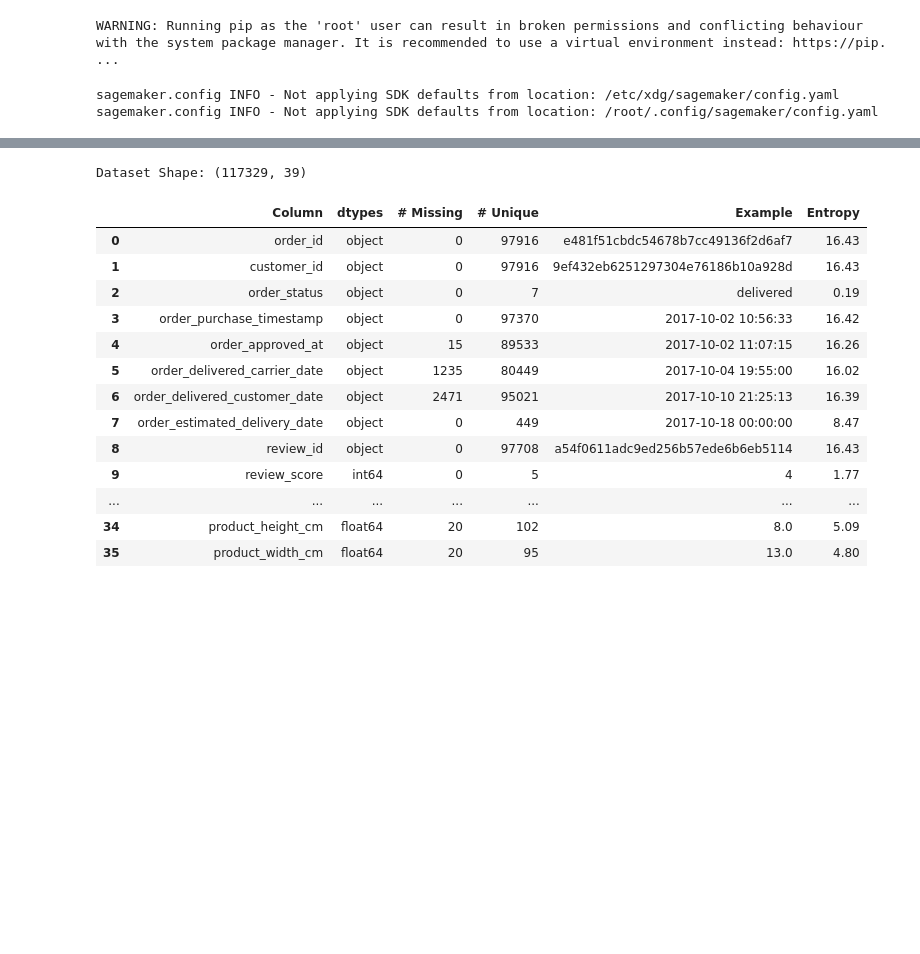
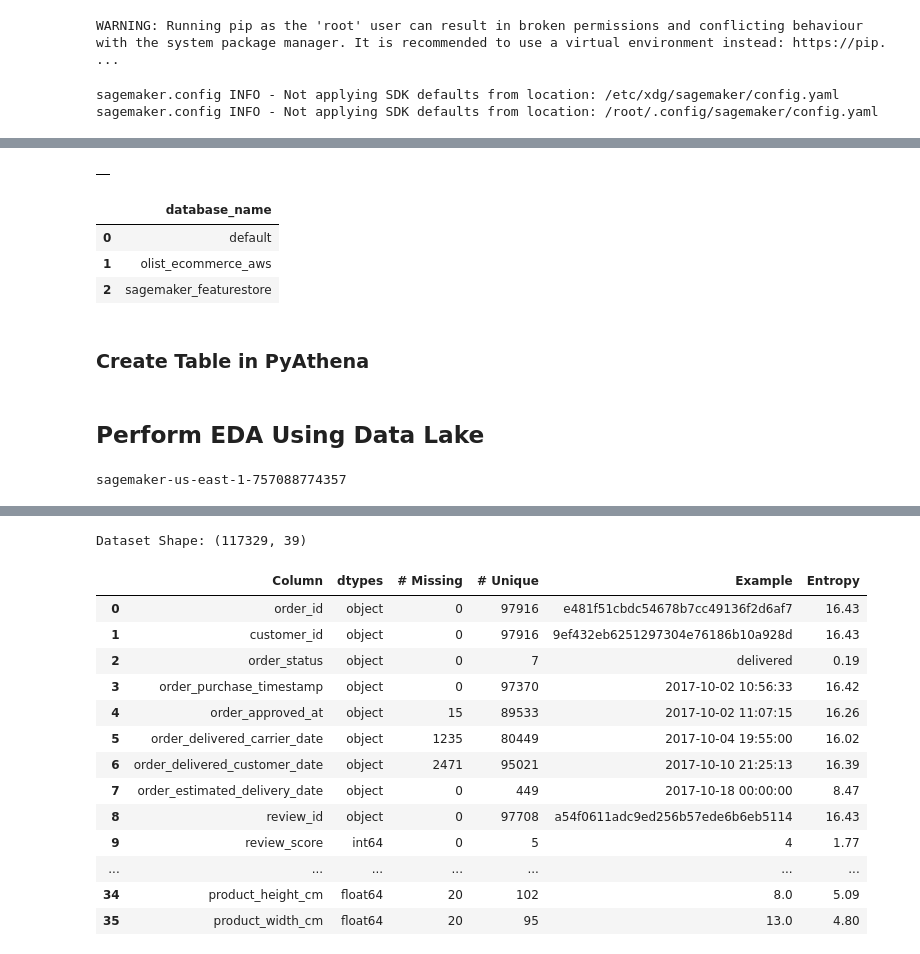
Before and after one commit to pkhanna2/MLOpsFinalProject, a Jupyter notebook: FinalProjectCode.ipynb, the cells around one changed output, grey strips where cells are left out. Drawn from its saved outputs; the diff is of its cells as text; code cells hidden in the pictures; blank space fills up the shorter version.

```diff
--- a/FinalProjectCode.ipynb
+++ b/FinalProjectCode.ipynb
@@ -83,0 +81,21 @@ s3.Object(bucket, 'FinalProjectDataset/csv/product_category_name_translation.csv
+# %%
+# Establish Connection to Athena Staging Directory in S3
+conn = connect(region_name=region, s3_staging_dir=s3_staging_dir)
+# %%
+# Create the Olist Ecommerce AWS DB if One Does not Exist
+statement = "CREATE DATABASE IF NOT EXISTS {}".format(db_name)
+pd.read_sql(statement, conn)
+# %% [output]
+|  |
+# %%
+# Ensure DB Now Exists or Already Existed
+statement = "SHOW DATABASES"
+df_show = pd.read_sql(statement, conn)
+df_show.head(5)
+# %% [output]
+|  | database_name |
+| 0 | default |
+| 1 | olist_ecommerce_aws |
+| 2 | sagemaker_featurestore |
+# %% [markdown]
+### Create Table in PyAthena ###
@@ -84 +104,7 @@ s3.Object(bucket, 'FinalProjectDataset/csv/product_category_name_translation.csv
+# %% [markdown]
+## Perform EDA Using Data Lake ##
+# %%
+print(bucket)
+# %% [output]
+sagemaker-us-east-1-757088774357
 # %%
```
Also changed, not shown: parts of 31 cells of this notebook.
